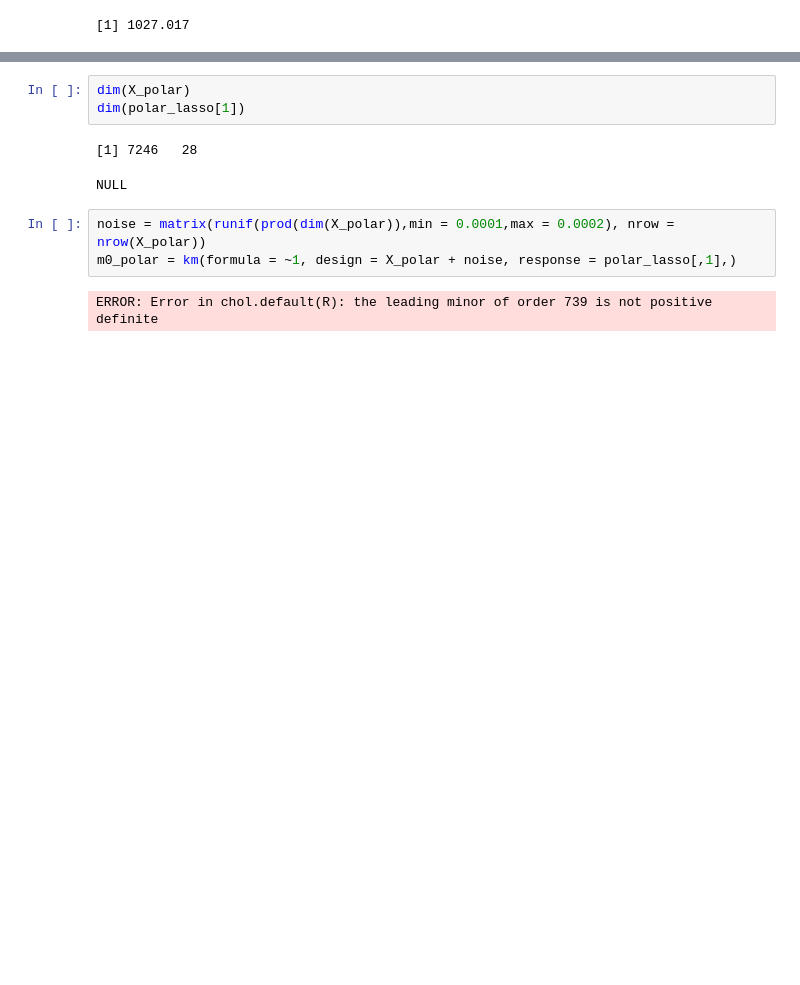
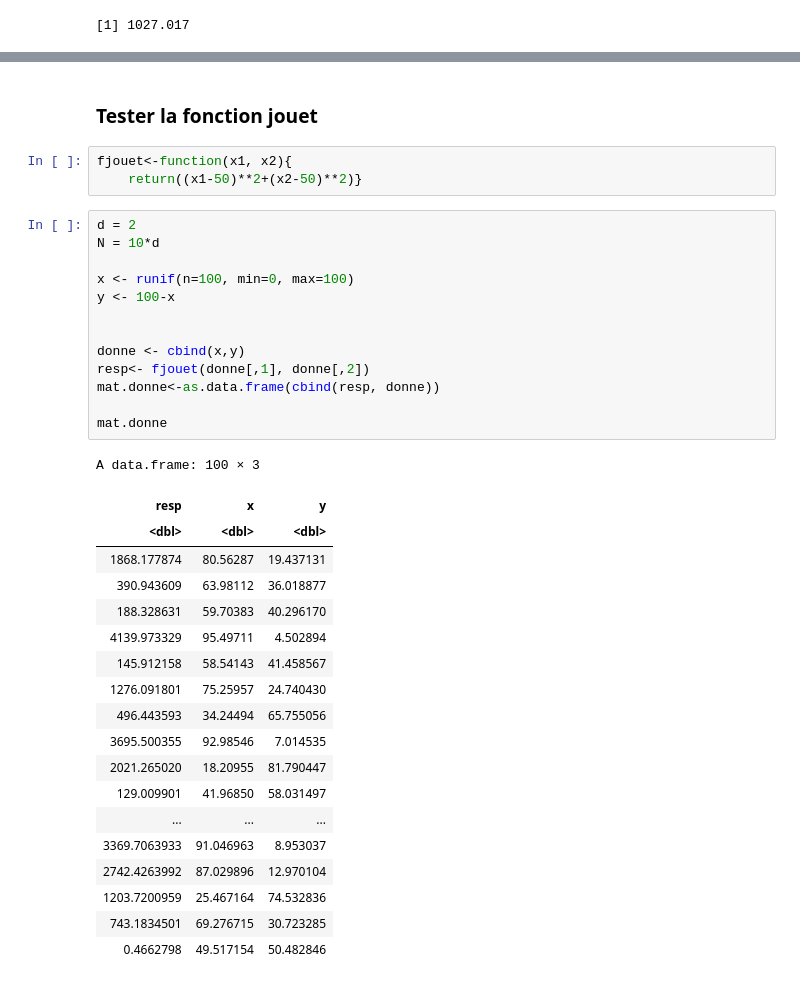
Before and after one commit to supetite/Projet-IPPON, a Jupyter notebook: Target - IMSE.ipynb, the cells around one changed output, grey strips where cells are left out. Drawn from its saved outputs; the diff is of its cells as text; blank space fills up the shorter version.

```diff
--- a/Target - IMSE.ipynb
+++ b/Target - IMSE.ipynb
@@ -788,11 +565,38 @@ A matrix: 7246 × 29 of type dbl
-# %%
-dim(X_polar)
-dim(polar_lasso[1])
-# %% [output]
-[1] 7246   28
-NULL
-# %%
-noise = matrix(runif(prod(dim(X_polar)),min = 0.0001,max = 0.0002), nrow = nrow(X_polar))
-m0_polar = km(formula = ~1, design = X_polar + noise, response = polar_lasso[,1],)
-# %% [output]
-ERROR: Error in chol.default(R): the leading minor of order 739 is not positive definite
+# %% [markdown]
+### Tester la fonction jouet
+# %%
+fjouet<-function(x1, x2){
+    return((x1-50)**2+(x2-50)**2)}
+# %%
+d = 2
+N = 10*d
+
+x <- runif(n=100, min=0, max=100)
+y <- 100-x
+
+
+donne <- cbind(x,y)
+resp<- fjouet(donne[,1], donne[,2])
+mat.donne<-as.data.frame(cbind(resp, donne))
+
+mat.donne
+# %% [output]
+A data.frame: 100 × 3
+| resp | x | y |
+| <dbl> | <dbl> | <dbl> |
+| 1868.177874 | 80.56287 | 19.437131 |
+| 390.943609 | 63.98112 | 36.018877 |
+| 188.328631 | 59.70383 | 40.296170 |
+| 4139.973329 | 95.49711 | 4.502894 |
+| 145.912158 | 58.54143 | 41.458567 |
+| 1276.091801 | 75.25957 | 24.740430 |
+| 496.443593 | 34.24494 | 65.755056 |
+| 3695.500355 | 92.98546 | 7.014535 |
+| 2021.265020 | 18.20955 | 81.790447 |
+| 129.009901 | 41.96850 | 58.031497 |
+| ... | ... | ... |
+| 3369.7063933 | 91.046963 | 8.953037 |
+| 2742.4263992 | 87.029896 | 12.970104 |
+| 1203.7200959 | 25.467164 | 74.532836 |
+| 743.1834501 | 69.276715 | 30.723285 |
+| 0.4662798 | 49.517154 | 50.482846 |
```
Also changed, not shown: parts of 28 cells of this notebook.
